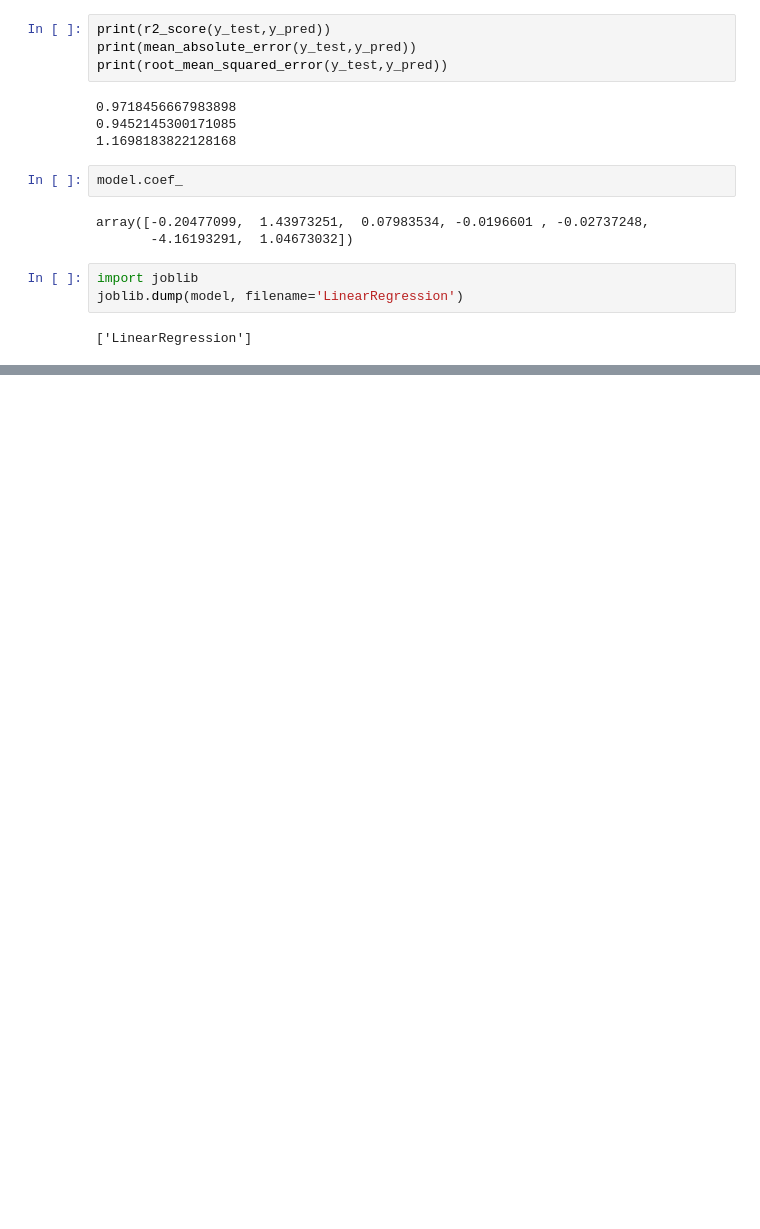
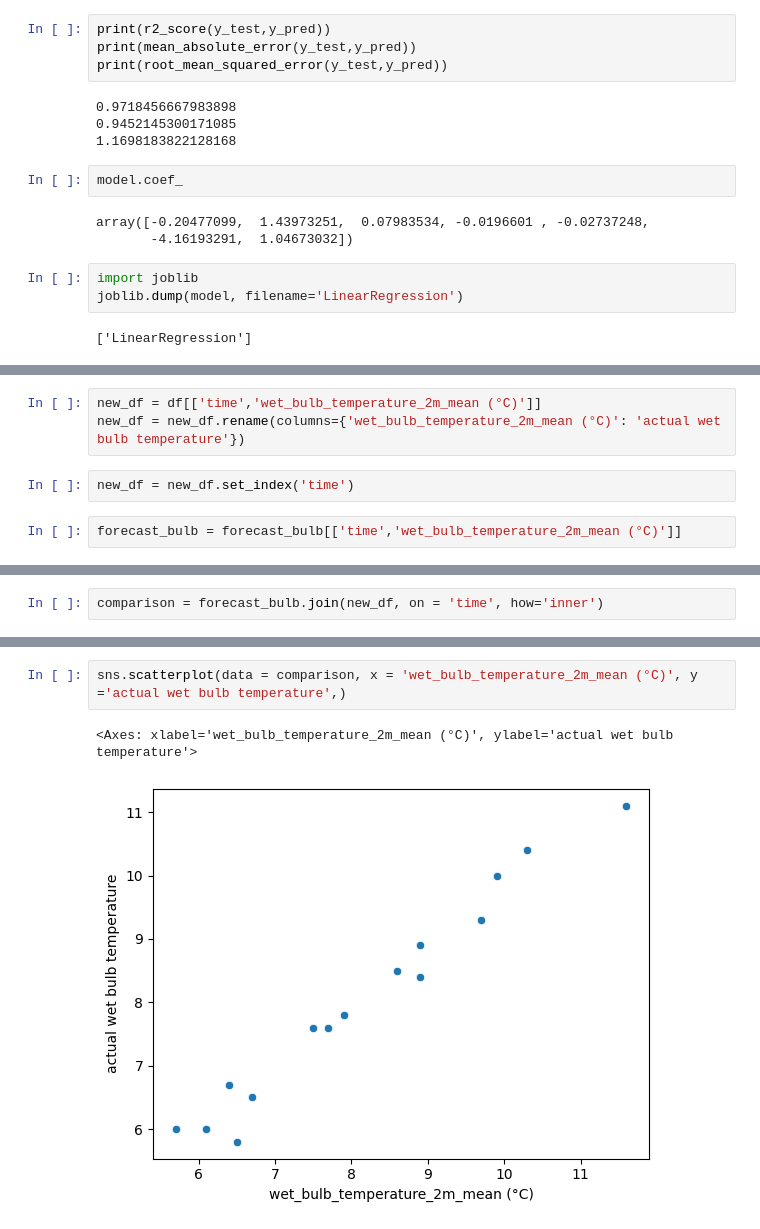
Before and after one commit to nitheshsrb/Fundamentals, a Jupyter notebook: weather.ipynb, the cells around one changed output, grey strips where cells are left out. Cells and saved outputs as stored; diff of their text form; blank space fills up the shorter version.

```diff
--- a/weather.ipynb
+++ b/weather.ipynb
@@ -161,0 +293,7 @@ joblib.dump(model, filename='LinearRegression')
+# %%
+new_df = df[['time','wet_bulb_temperature_2m_mean (°C)']]
+new_df = new_df.rename(columns={'wet_bulb_temperature_2m_mean (°C)': 'actual wet bulb temperature'})
+# %%
+new_df = new_df.set_index('time')
+# %%
+forecast_bulb = forecast_bulb[['time','wet_bulb_temperature_2m_mean (°C)']]
@@ -161,0 +314,2 @@ joblib.dump(model, filename='LinearRegression')
+# %%
+comparison = forecast_bulb.join(new_df, on = 'time', how='inner')
@@ -161,0 +326,5 @@ joblib.dump(model, filename='LinearRegression')
+# %%
+sns.scatterplot(data = comparison, x = 'wet_bulb_temperature_2m_mean (°C)', y ='actual wet bulb temperature',)
+# %% [output]
+<Axes: xlabel='wet_bulb_temperature_2m_mean (°C)', ylabel='actual wet bulb temperature'>
+[figure, added]
```
Also changed, not shown: parts of 30 cells of this notebook, 11 other files.
